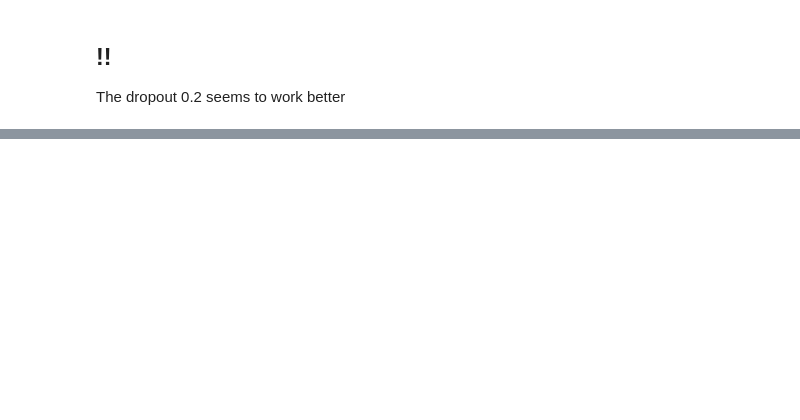
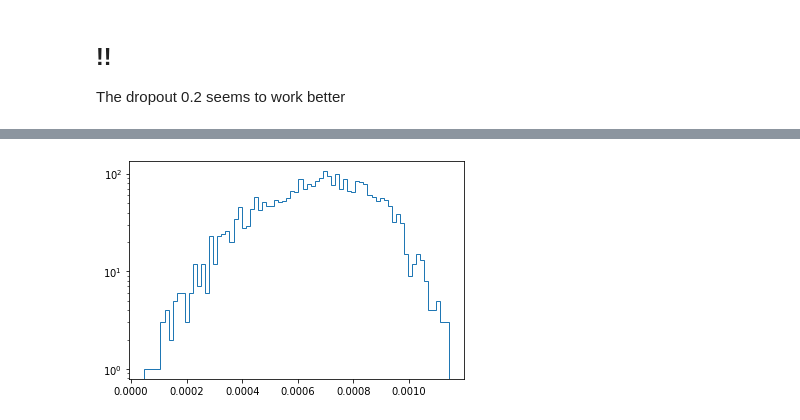
Before and after one commit to chiarabadiali/comp_scatt_ML, a Jupyter notebook: Comp_Scatt_NeuralNetwork_Regression.ipynb, the cells around one changed output, grey strips where cells are left out. Drawn from its saved outputs; the diff is of its cells as text; code cells hidden in the pictures; blank space fills up the shorter version.

```diff
--- a/Comp_Scatt_NeuralNetwork_Regression.ipynb
+++ b/Comp_Scatt_NeuralNetwork_Regression.ipynb
@@ -209,0 +237,4 @@ plt.show()
+# %%
+energy_spectrum(final_p, 75)
+# %% [output]
+[figure, added]
```
Also changed, not shown: parts of 19 cells of this notebook.
